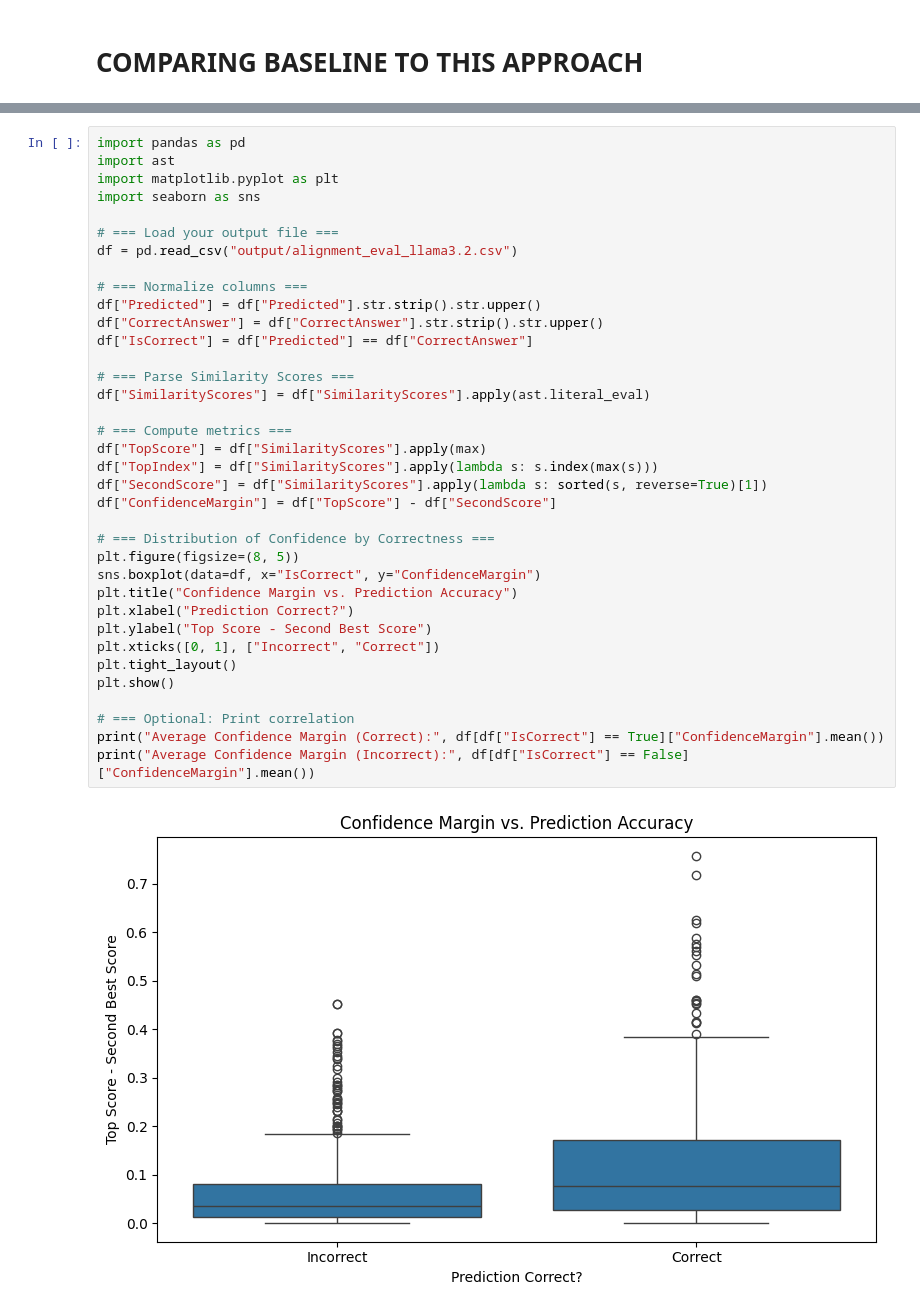
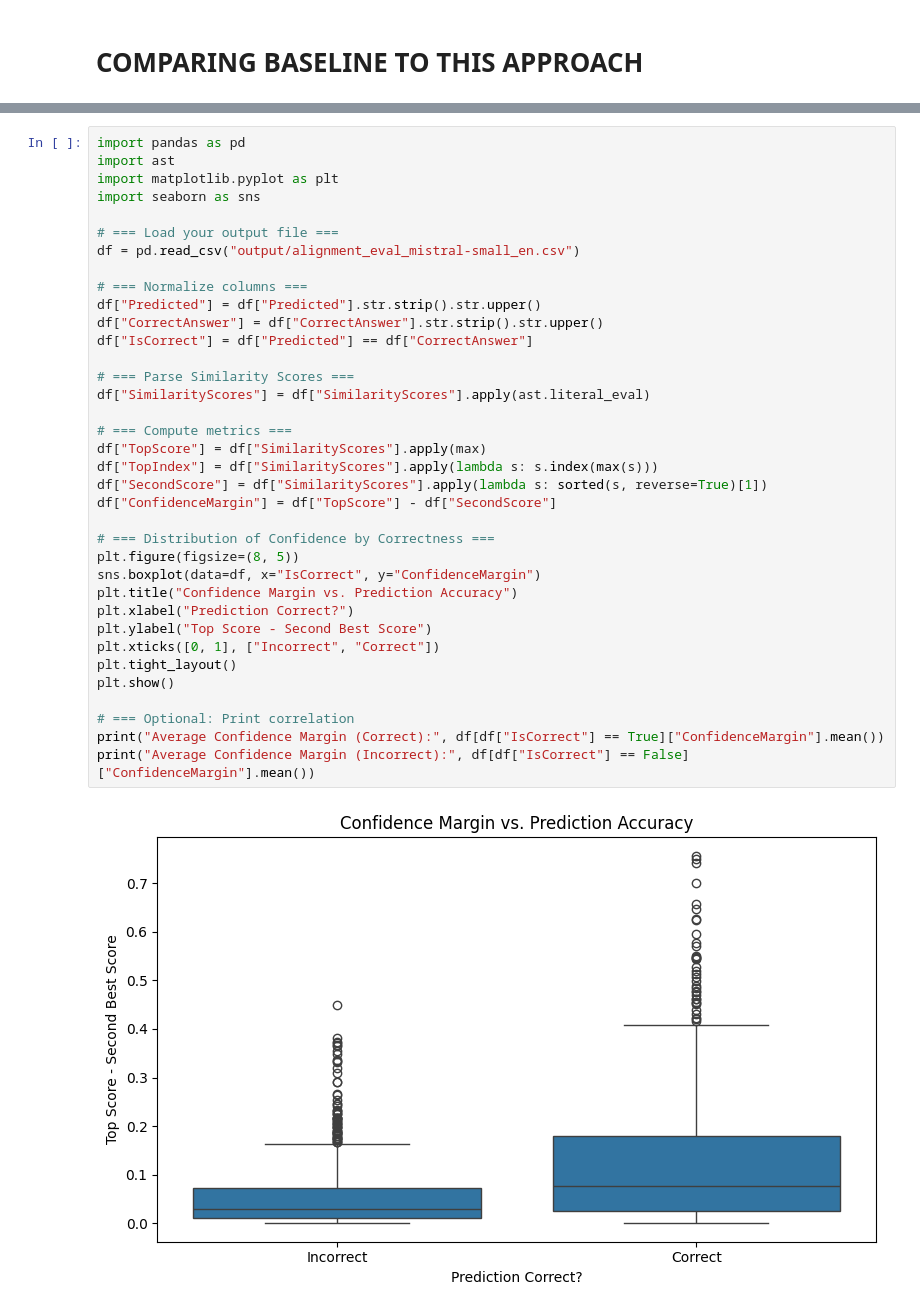
Before and after one commit to softly-undefined/NLP_final, a Jupyter notebook: 3_approach_2/approachexplore.ipynb, the cells around one changed output, grey strips where cells are left out. Drawn from its saved outputs; the diff is of its cells as text.

```diff
--- a/3_approach_2/approachexplore.ipynb
+++ b/3_approach_2/approachexplore.ipynb
@@ -42,34 +42,34 @@ import matplotlib.pyplot as plt
 import seaborn as sns
 
 # === Load your output file ===
-df = pd.read_csv("output/alignment_eval_llama3.2.csv")
+df = pd.read_csv("output/alignment_eval_mistral-small_en.csv")
 
 # === Normalize columns ===
 df["Predicted"] = df["Predicted"].str.strip().str.upper()
 df["CorrectAnswer"] = df["CorrectAnswer"].str.strip().str.upper()
 df["IsCorrect"] = df["Predicted"] == df["CorrectAnswer"]
 
 # === Parse Similarity Scores ===
 df["SimilarityScores"] = df["SimilarityScores"].apply(ast.literal_eval)
 
 # === Compute metrics ===
 df["TopScore"] = df["SimilarityScores"].apply(max)
 df["TopIndex"] = df["SimilarityScores"].apply(lambda s: s.index(max(s)))
 df["SecondScore"] = df["SimilarityScores"].apply(lambda s: sorted(s, reverse=True)[1])
 df["ConfidenceMargin"] = df["TopScore"] - df["SecondScore"]
 
 # === Distribution of Confidence by Correctness ===
 plt.figure(figsize=(8, 5))
 sns.boxplot(data=df, x="IsCorrect", y="ConfidenceMargin")
 plt.title("Confidence Margin vs. Prediction Accuracy")
 plt.xlabel("Prediction Correct?")
 plt.ylabel("Top Score - Second Best Score")
 plt.xticks([0, 1], ["Incorrect", "Correct"])
 plt.tight_layout()
 plt.show()
 
 # === Optional: Print correlation
 print("Average Confidence Margin (Correct):", df[df["IsCorrect"] == True]["ConfidenceMargin"].mean())
 print("Average Confidence Margin (Incorrect):", df[df["IsCorrect"] == False]["ConfidenceMargin"].mean())
 # %% [output]
-[figure, old version]
+[figure, new version]
```
Also changed, not shown: parts of 45 cells of this notebook, 12 other files.
